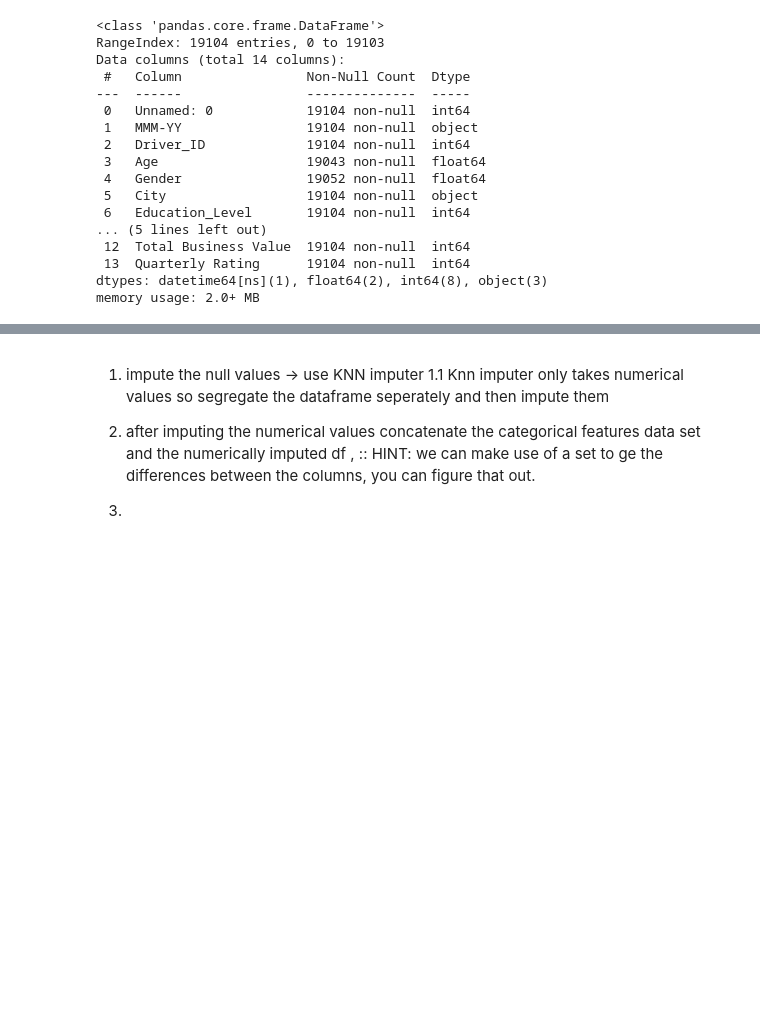
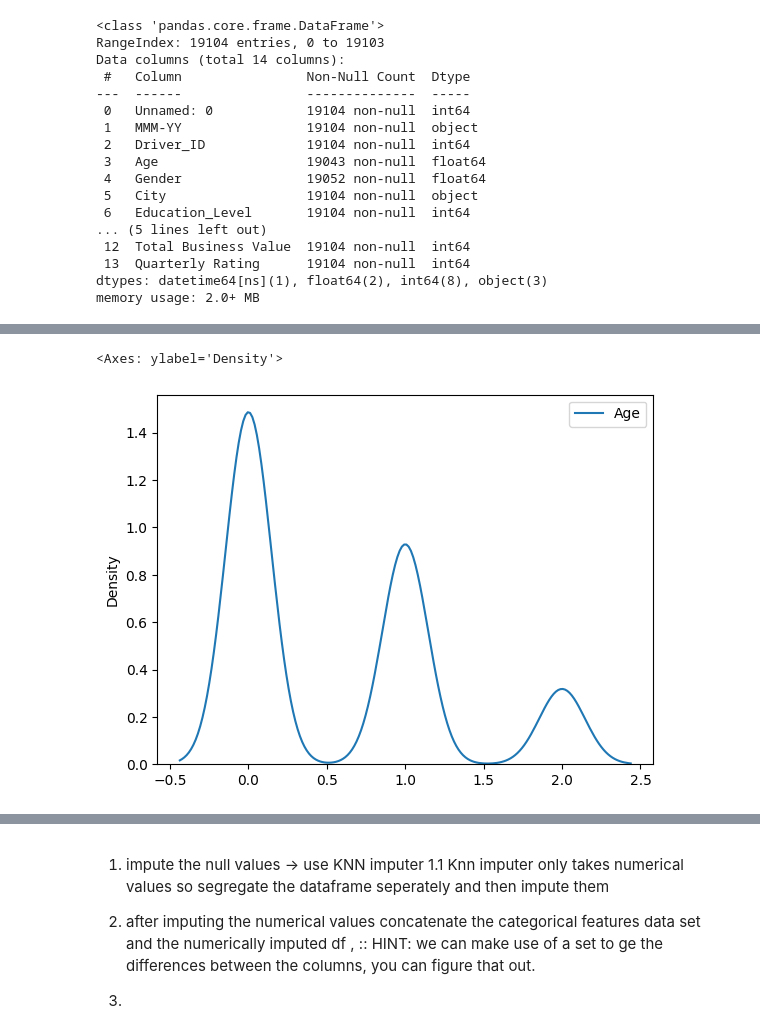
Before and after one commit to Demon-Sheriff/Linear-Alg_ML_fs, a Jupyter notebook: OLA_case_study.ipynb, the cells around one changed output, grey strips where cells are left out. Saved outputs shown, nothing was run; the diff lists cells and outputs as text; code cells hidden in the pictures; blank space fills up the shorter version.

```diff
--- a/OLA_case_study.ipynb
+++ b/OLA_case_study.ipynb
@@ -58,0 +168,11 @@ data.head()
+# %%
+# checking age difference statistics
+old = data.groupby('Driver_ID').agg({
+    'Age': 'first'
+})
+
+latest = data.groupby('Driver_ID').agg({
+    'Age': 'last'
+})
+
+(latest - old).describe()
@@ -58,0 +189,5 @@ data.head()
+# %%
+sns.kdeplot(latest - old)
+# %% [output]
+<Axes: ylabel='Density'>
+[figure, added]
```
Also changed, not shown: parts of 83 cells of this notebook.
